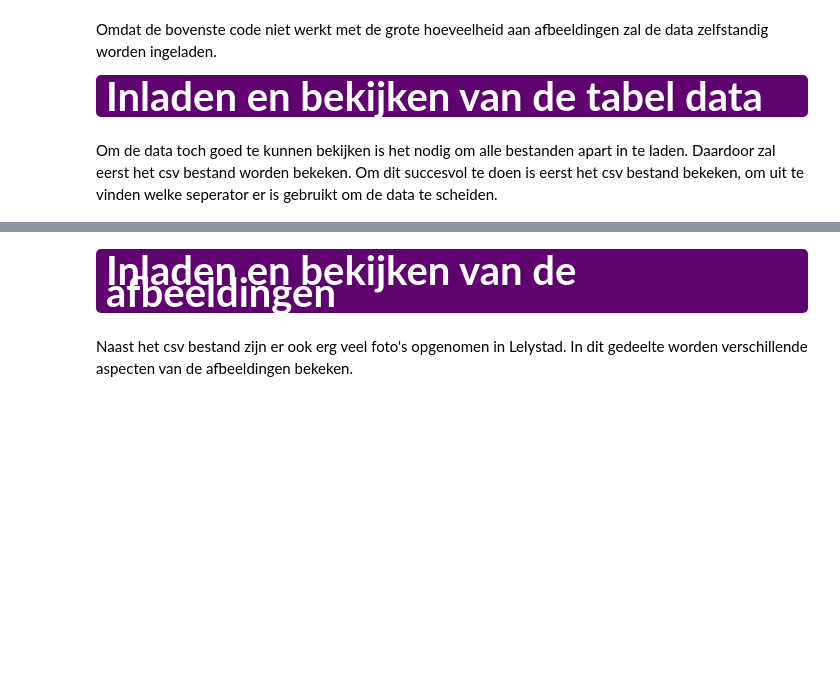
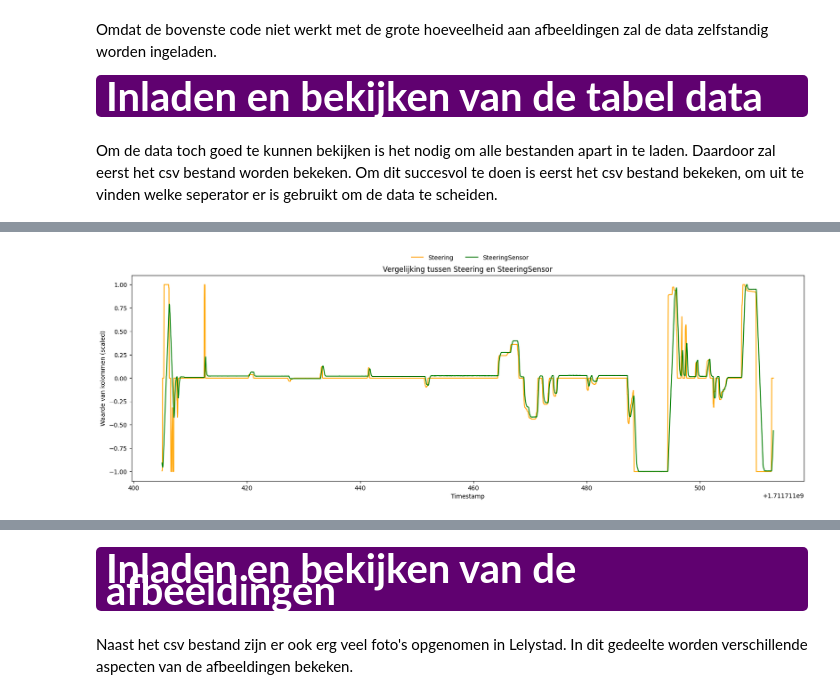
Before and after one commit to MartijnGorissen/SelfDrivingPepper, a Jupyter notebook: EDA.ipynb, the cells around one changed output, grey strips where cells are left out. Cells and saved outputs as stored; diff of their text form; code cells hidden in the pictures; blank space fills up the shorter version.

```diff
--- a/EDA.ipynb
+++ b/EDA.ipynb
@@ -111,0 +105,5 @@ sns.lineplot(
+# %%
+# Toepassen van de scaled_vergelijking functie
+scaled_vergelijking(df)
+# %% [output]
+[figure, added]
```
Also changed, not shown: parts of 20 cells of this notebook, 1 other file.
